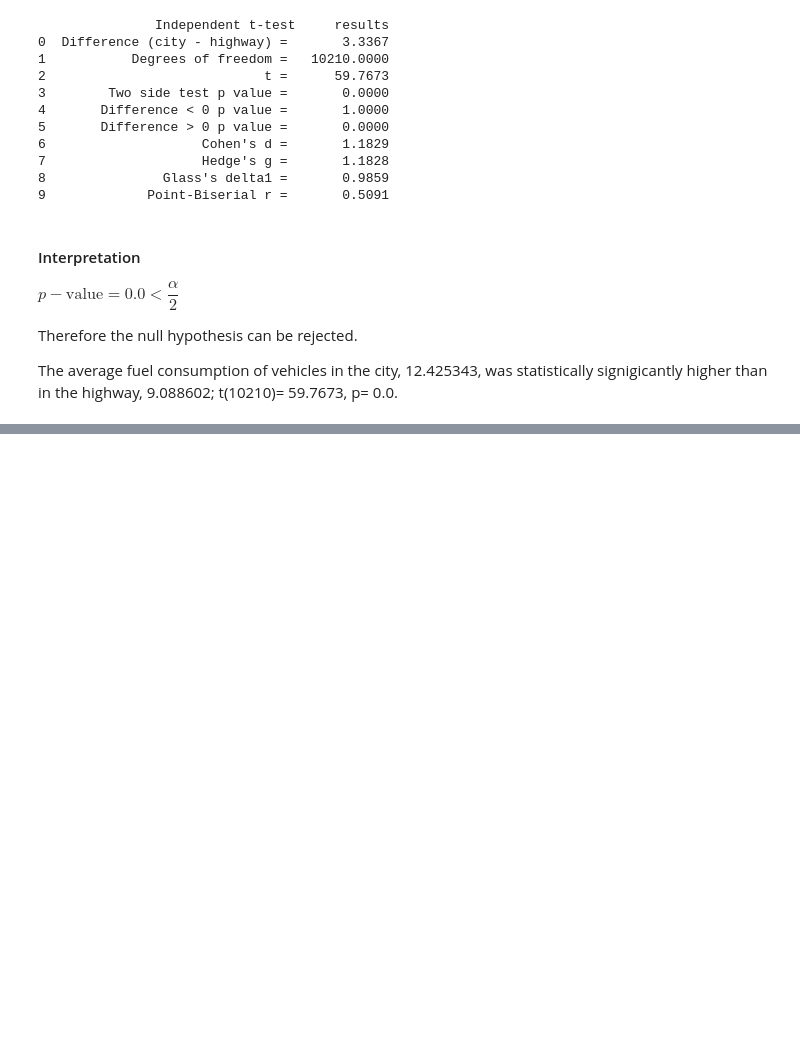
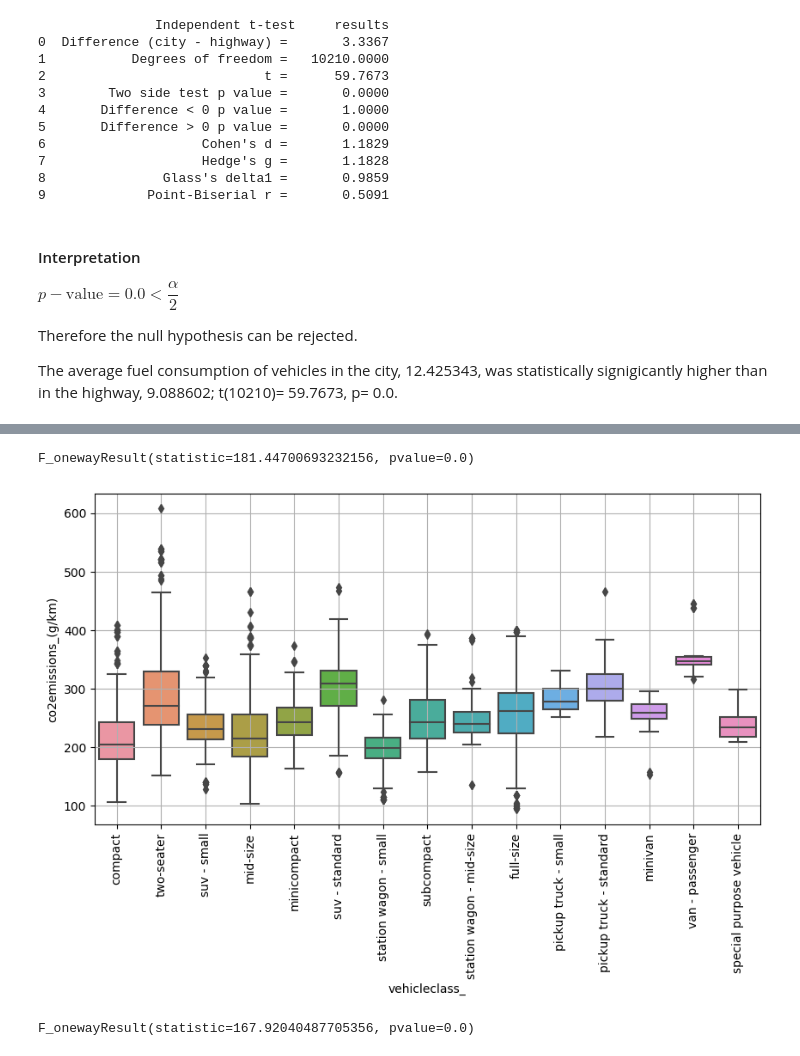
Before and after one commit to lfunderburk/machine-learning-capstone, a Jupyter notebook: notebooks/Research-paper-study.ipynb, the cells around one changed output, grey strips where cells are left out. Saved outputs shown, nothing was run; the diff lists cells and outputs as text; code cells hidden in the pictures; blank space fills up the shorter version.

```diff
--- a/notebooks/Research-paper-study.ipynb
+++ b/notebooks/Research-paper-study.ipynb
@@ -358,0 +392,46 @@ Is there a notable difference in the performance of one specific fuel type (or v
+# %%
+stats.f_oneway(subset_copy['fuelconsumption_total(l/100km)'][subset_copy['vehicleclass_'] == 'compact'],
+               subset_copy['fuelconsumption_total(l/100km)'][subset_copy['vehicleclass_'] == 'full-size'],
+               subset_copy['fuelconsumption_total(l/100km)'][subset_copy['vehicleclass_'] == 'mid-size'],
+               subset_copy['fuelconsumption_total(l/100km)'][subset_copy['vehicleclass_'] == 'minicompact'],
+               subset_copy['fuelconsumption_total(l/100km)'][subset_copy['vehicleclass_'] == 'minivan'],
+               subset_copy['fuelconsumption_total(l/100km)'][subset_copy['vehicleclass_'] == 'pickup truck - small'],
+               subset_copy['fuelconsumption_total(l/100km)'][subset_copy['vehicleclass_'] == 'pickup truck - standard'],
+               subset_copy['fuelconsumption_total(l/100km)'][subset_copy['vehicleclass_'] == 'special purpose vehicle'],
+               subset_copy['fuelconsumption_total(l/100km)'][subset_copy['vehicleclass_'] == 'station wagon - mid-size'],
+               subset_copy['fuelconsumption_total(l/100km)'][subset_copy['vehicleclass_'] == 'station wagon - small'],
+               subset_copy['fuelconsumption_total(l/100km)'][subset_copy['vehicleclass_'] == 'subcompact'],
+               subset_copy['fuelconsumption_total(l/100km)'][subset_copy['vehicleclass_'] == 'suv - small'],
+               subset_copy['fuelconsumption_total(l/100km)'][subset_copy['vehicleclass_'] == 'suv - standard'],
+               subset_copy['fuelconsumption_total(l/100km)'][subset_copy['vehicleclass_'] == 'two-seater'],
+               subset_copy['fuelconsumption_total(l/100km)'][subset_copy['vehicleclass_'] == 'van - passenger']
+               )
+# %% [output]
+F_onewayResult(statistic=181.44700693232156, pvalue=0.0)
+# %%
+fig = plt.figure(figsize=(10,5))
+sns.boxplot(data=subset_copy,x='vehicleclass_', y='co2emissions_(g/km)', )
+plt.xticks(rotation=90)
+plt.grid(True)
+plt.show()
+# %% [output]
+[figure, added]
+# %%
+stats.f_oneway(subset_copy['co2emissions_(g/km)'][subset_copy['vehicleclass_'] == 'compact'],
+               subset_copy['co2emissions_(g/km)'][subset_copy['vehicleclass_'] == 'full-size'],
+               subset_copy['co2emissions_(g/km)'][subset_copy['vehicleclass_'] == 'mid-size'],
+               subset_copy['co2emissions_(g/km)'][subset_copy['vehicleclass_'] == 'minicompact'],
+               subset_copy['co2emissions_(g/km)'][subset_copy['vehicleclass_'] == 'minivan'],
+               subset_copy['co2emissions_(g/km)'][subset_copy['vehicleclass_'] == 'pickup truck - small'],
+               subset_copy['co2emissions_(g/km)'][subset_copy['vehicleclass_'] == 'pickup truck - standard'],
+               subset_copy['co2emissions_(g/km)'][subset_copy['vehicleclass_'] == 'special purpose vehicle'],
+               subset_copy['co2emissions_(g/km)'][subset_copy['vehicleclass_'] == 'station wagon - mid-size'],
+               subset_copy['co2emissions_(g/km)'][subset_copy['vehicleclass_'] == 'station wagon - small'],
+               subset_copy['co2emissions_(g/km)'][subset_copy['vehicleclass_'] == 'subcompact'],
+               subset_copy['co2emissions_(g/km)'][subset_copy['vehicleclass_'] == 'suv - small'],
+               subset_copy['co2emissions_(g/km)'][subset_copy['vehicleclass_'] == 'suv - standard'],
+               subset_copy['co2emissions_(g/km)'][subset_copy['vehicleclass_'] == 'two-seater'],
+               subset_copy['co2emissions_(g/km)'][subset_copy['vehicleclass_'] == 'van - passenger']
+               )
+# %% [output]
+F_onewayResult(statistic=167.92040487705356, pvalue=0.0)
```
Also changed, not shown: parts of 6 cells of this notebook.
